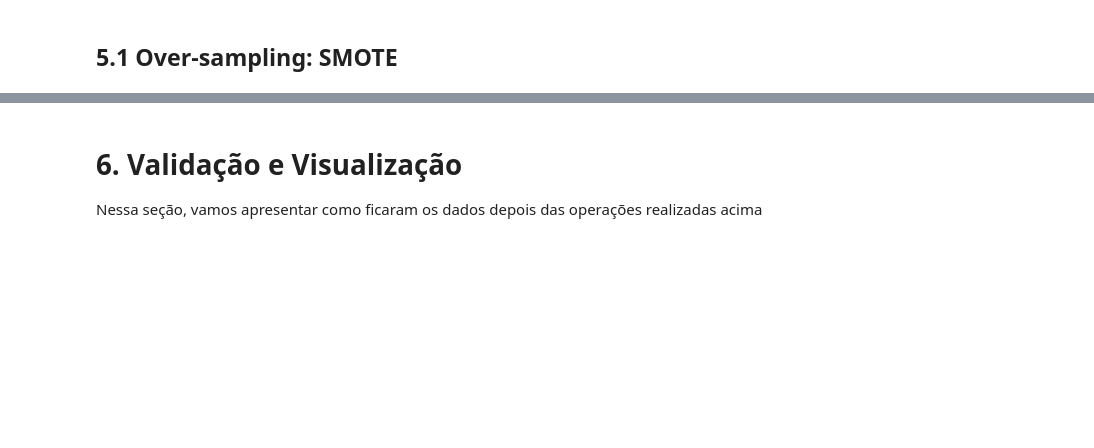
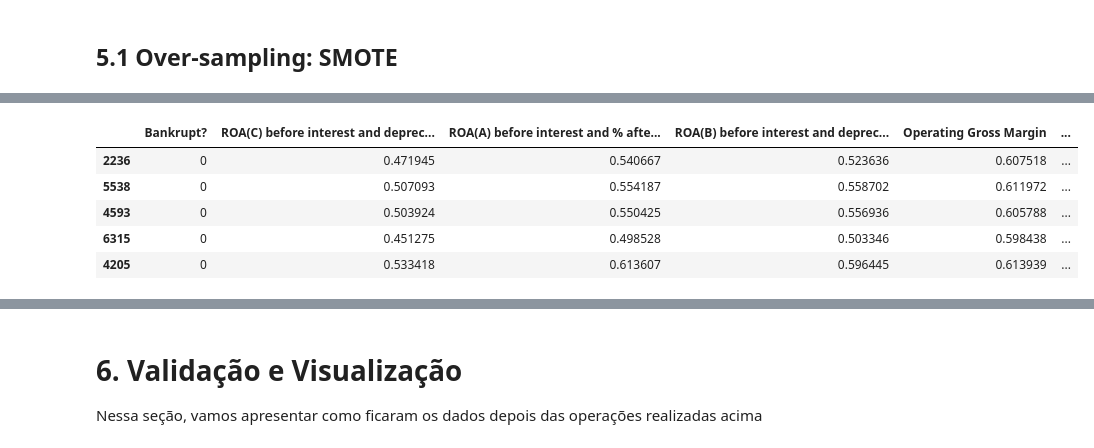
Before and after one commit to BiancaCarneiro/Projeto-AM, a Jupyter notebook: Segundo Projeto/preparacao_dos_dados.ipynb, the cells around one changed output, grey strips where cells are left out. Saved outputs shown, nothing was run; the diff lists cells and outputs as text; code cells hidden in the pictures; blank space fills up the shorter version.

```diff
--- a/Segundo Projeto/preparacao_dos_dados.ipynb
+++ b/Segundo Projeto/preparacao_dos_dados.ipynb
@@ -30,0 +124,10 @@ Não há nulos nesse dataset
+# %%
+df_under = pd.concat([y_res, X_res], axis=1)
+df_under.head()
+# %% [output]
+|  | Bankrupt? | ROA(C) before interest and deprec... | ROA(A) before interest and % afte... | ROA(B) before interest and deprec... | Operating Gross Margin | ... |
+| 2236 | 0 | 0.471945 | 0.540667 | 0.523636 | 0.607518 | ... |
+| 5538 | 0 | 0.507093 | 0.554187 | 0.558702 | 0.611972 | ... |
+| 4593 | 0 | 0.503924 | 0.550425 | 0.556936 | 0.605788 | ... |
+| 6315 | 0 | 0.451275 | 0.498528 | 0.503346 | 0.598438 | ... |
+| 4205 | 0 | 0.533418 | 0.613607 | 0.596445 | 0.613939 | ... |
```
Also changed, not shown: parts of 17 cells of this notebook.
